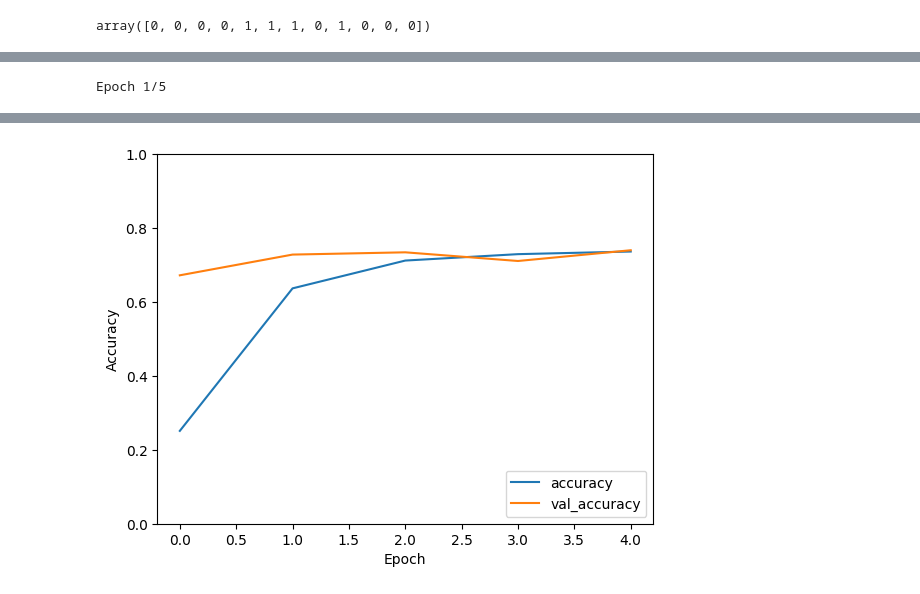
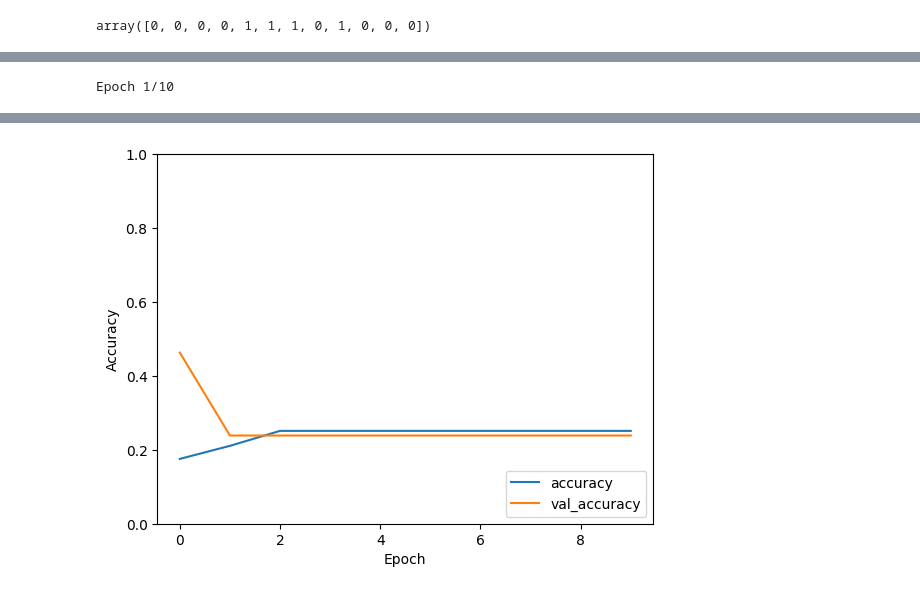
Before and after one commit to zfenton/UCBMIDS_W207_finalProject, a Jupyter notebook: ekg_test.ipynb, the cells around one changed output, grey strips where cells are left out. Cells and saved outputs as stored; diff of their text form; code cells hidden in the pictures.

```diff
--- a/ekg_test.ipynb
+++ b/ekg_test.ipynb
@@ -22,5 +24,9 @@ To enable the following instructions: AVX2 AVX_VNNI FMA, in other operations, re
 # %%
+
 def load_raw_data(df, sampling_rate, path):
+    """Load raw data from the dataset with desired sampling rate
+
+    """
     if sampling_rate == 100:
         data = [wfdb.rdsamp(path+f) for f in df.filename_lr]
     else:
@@ -65,8 +60,11 @@ array([[ 0.004,  0.138,  0.134, ...,  0.192,  0.083,  0.088],
 # %%
+# Read in the scp_statements.csv file
 agg_df = pd.read_csv(path + "scp_statements.csv", index_col=0)
 agg_df = agg_df[agg_df.diagnostic == 1]
 
 def aggregate_diagnostic(y_dic):
+    """Convert the dictionary of diagnostic classes into a list of aggregated diagnostic classes
+    """
     tmp = []
     for key in y_dic.keys():
         if key in agg_df.index:
@@ -178,4 +160,15 @@ array([0, 0, 0, 0, 1, 1, 1, 0, 1, 0, 0, 0])
 # Split data into train and validation
 from sklearn.model_selection import train_test_split
 X_train_re, X_val_re, y_train_re, y_val_re = train_test_split(X_train, y_train, test_size=0.1, random_state=42)
+# %%
+def normalize(data):
+    """Normalize the data
+    """
+    data_mean = data.mean()
+    data_sd = data.std()
+    return (data - data_mean) / data_sd
+
+X_train_re = normalize(X_train_re)
+X_val_re = normalize(X_val_re)
+X_test = normalize(X_test)
 # %%
@@ -189,28 +188,37 @@ X_train_re.shape, X_val_re.shape
 # %%
-# model
+# Build the model
+tf.keras.backend.clear_session()
+# Set the seed for random number generation for reproducibility
+tf.random.set_seed(33)
 model = models.Sequential()
 model.add(layers.Conv1D(64, 3, activation='relu', input_shape=(1000, 12)))
 model.add(layers.MaxPooling1D(2))
 model.add(layers.Conv1D(128, 3, activation='relu'))
 model.add(layers.MaxPooling1D(2))
 model.add(layers.Conv1D(256, 3, activation='relu'))
-model.add(layers.MaxPooling1D(2))
+# add average pooling layer
+model.add(layers.GlobalAveragePooling1D())
 model.add(layers.Flatten())
 model.add(layers.Dense(256, activation='relu'))
 model.add(layers.Dropout(0.5))
 model.add(layers.Dense(128, activation='relu'))
 model.add(layers.Dropout(0.5))
 model.add(layers.Dense(64, activation='relu'))
+
 model.add(layers.Dropout(0.5))
 model.add(layers.Dense(32, activation='relu'))
 model.add(layers.Dropout(0.5))
 model.add(layers.Dense(16, activation='relu'))
 model.add(layers.Dropout(0.5))
+model.add(layers.Dense(8, activation='relu'))
+model.add(layers.Dropout(0.5))
 model.add(layers.Dense(12, activation='softmax'))
 
-model.compile(optimizer='adam',
-                loss='binary_crossentropy',
-                metrics=['accuracy'])
+
+
+model.compile(optimizer=tf.keras.optimizers.Adam(learning_rate=0.001),
+              loss=tf.keras.losses.CategoricalCrossentropy(from_logits=True),
+              metrics=['accuracy'])
 
 model.summary()
 # %% [output]
@@ -272,6 +242,7 @@ _________________________________________________________________
 # %%
 # Train model
-history = model.fit(X_train_re, y_train_re, epochs=5, batch_size=32, validation_data=(X_val_re, y_val_re))
+tf.random.set_seed(33)
+history = model.fit(X_train_re, y_train_re, epochs=10, batch_size=32, validation_data=(X_val_re, y_val_re))
 
 # plot accuracy
 plt.plot(history.history['accuracy'], label='accuracy')
@@ -282,4 +253,4 @@ plt.ylim([0, 1])
 plt.legend(loc='lower right')
 plt.show()
 # %% [output]
-Epoch 1/5
+Epoch 1/10
@@ -301,4 +282,4 @@ Epoch 5/5
-[figure, old version]
+[figure, new version]
 # %%
 # evaluate model
 test_loss, test_acc = model.evaluate(X_test, y_test, verbose=2)
```
Also changed, not shown: parts of 24 cells of this notebook.
